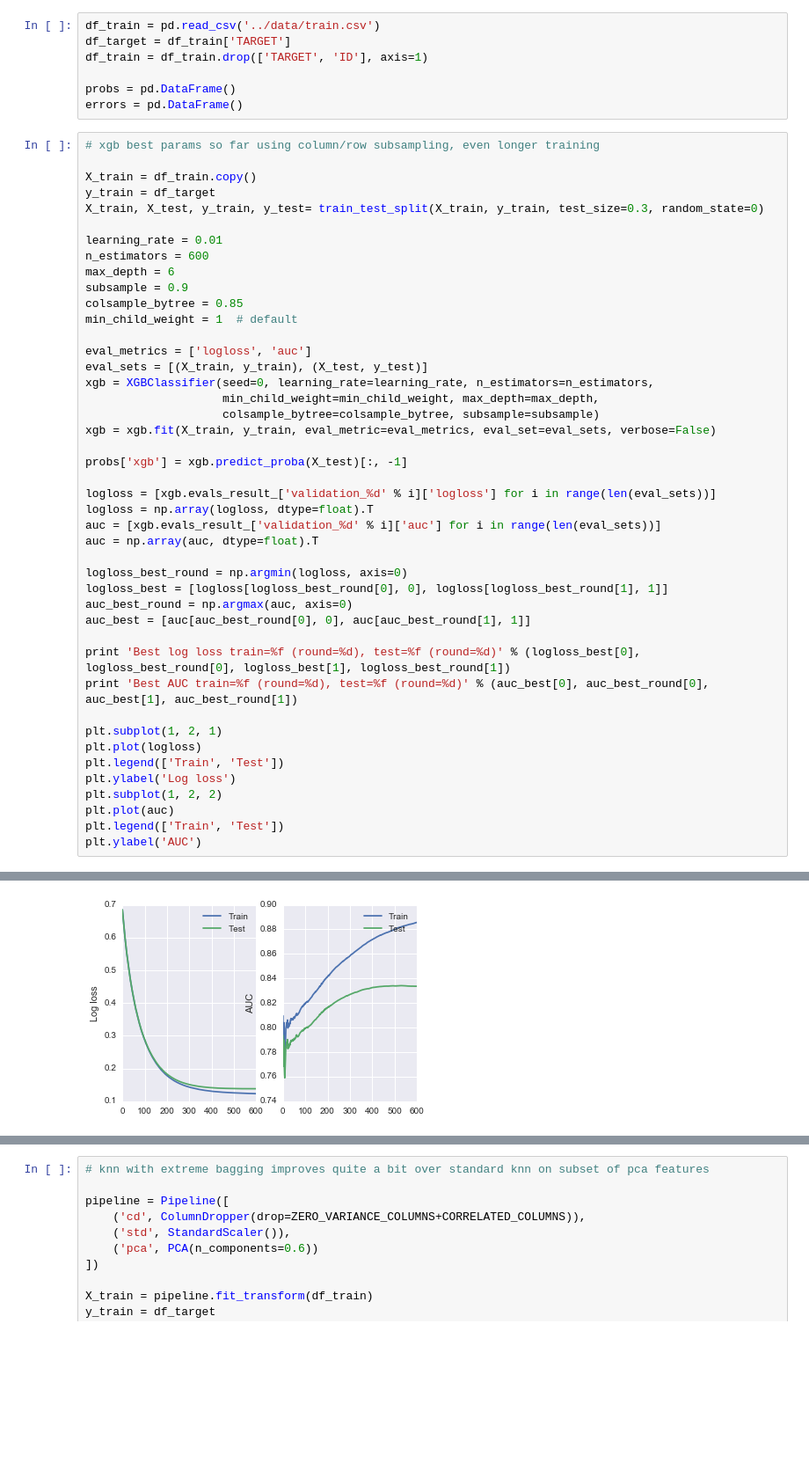
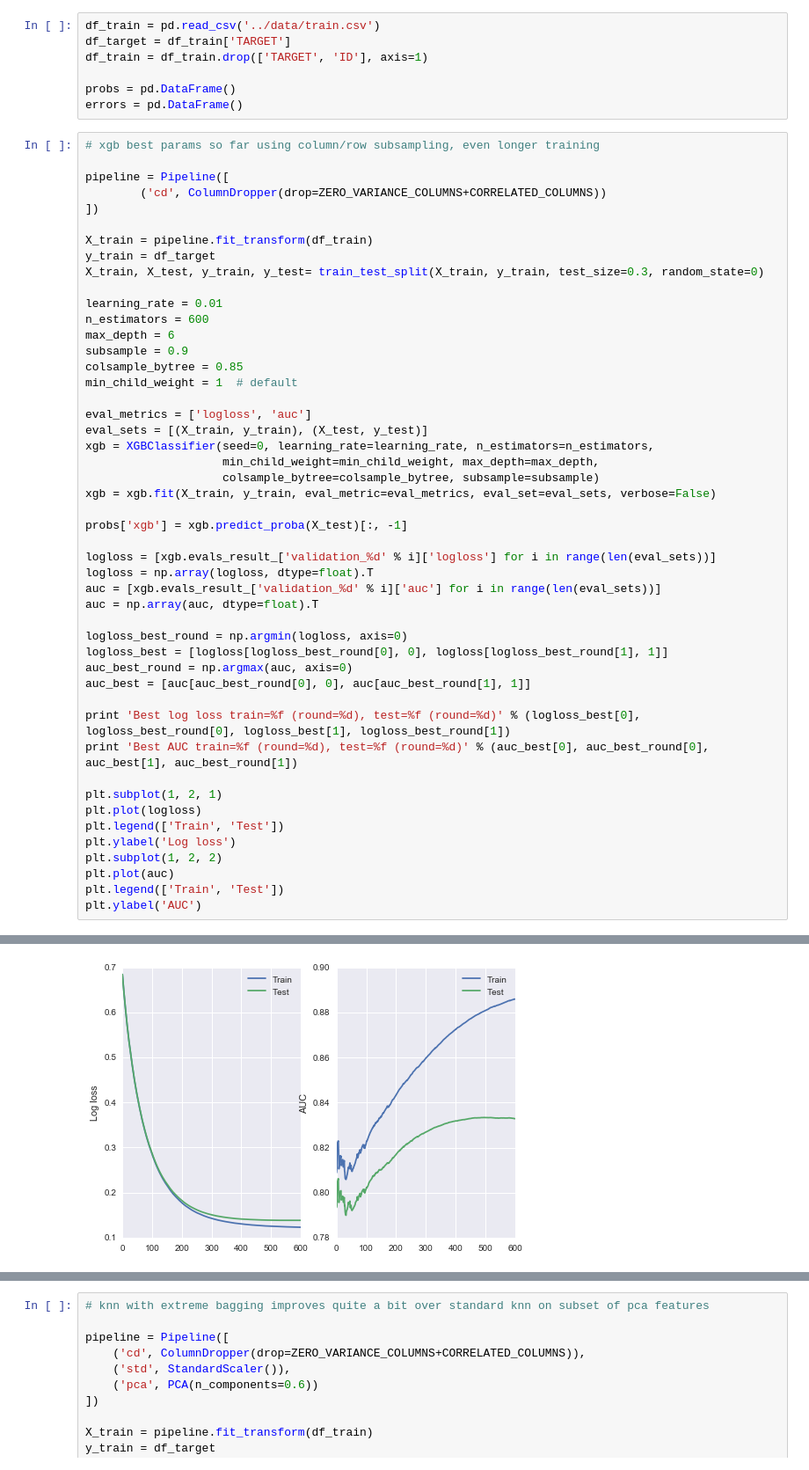
Before and after one commit to dwyatte/kaggle-santander, a Jupyter notebook: notebooks/ensemble.ipynb, the cells around one changed output, grey strips where cells are left out. Shown at 88% size. Cells and saved outputs as stored; diff of their text form; blank space fills up the shorter version.

```diff
--- a/notebooks/ensemble.ipynb
+++ b/notebooks/ensemble.ipynb
@@ -36,7 +38,11 @@ errors = pd.DataFrame()
 # %%
 # xgb best params so far using column/row subsampling, even longer training
 
-X_train = df_train.copy()
+pipeline = Pipeline([
+        ('cd', ColumnDropper(drop=ZERO_VARIANCE_COLUMNS+CORRELATED_COLUMNS))
+])
+
+X_train = pipeline.fit_transform(df_train)
 y_train = df_target
 X_train, X_test, y_train, y_test= train_test_split(X_train, y_train, test_size=0.3, random_state=0)
 
@@ -83,5 +89,5 @@ Best AUC train=0.885668 (round=599), test=0.834210 (round=534)
 <matplotlib.text.Text at 0x...>
-[figure, old version]
+[figure, new version]
 # %%
 # nn with decent params
 # TODO: better cross-validation and save best cross-validated weights
```
Also changed, not shown: parts of 5 cells of this notebook, 9 other files.
